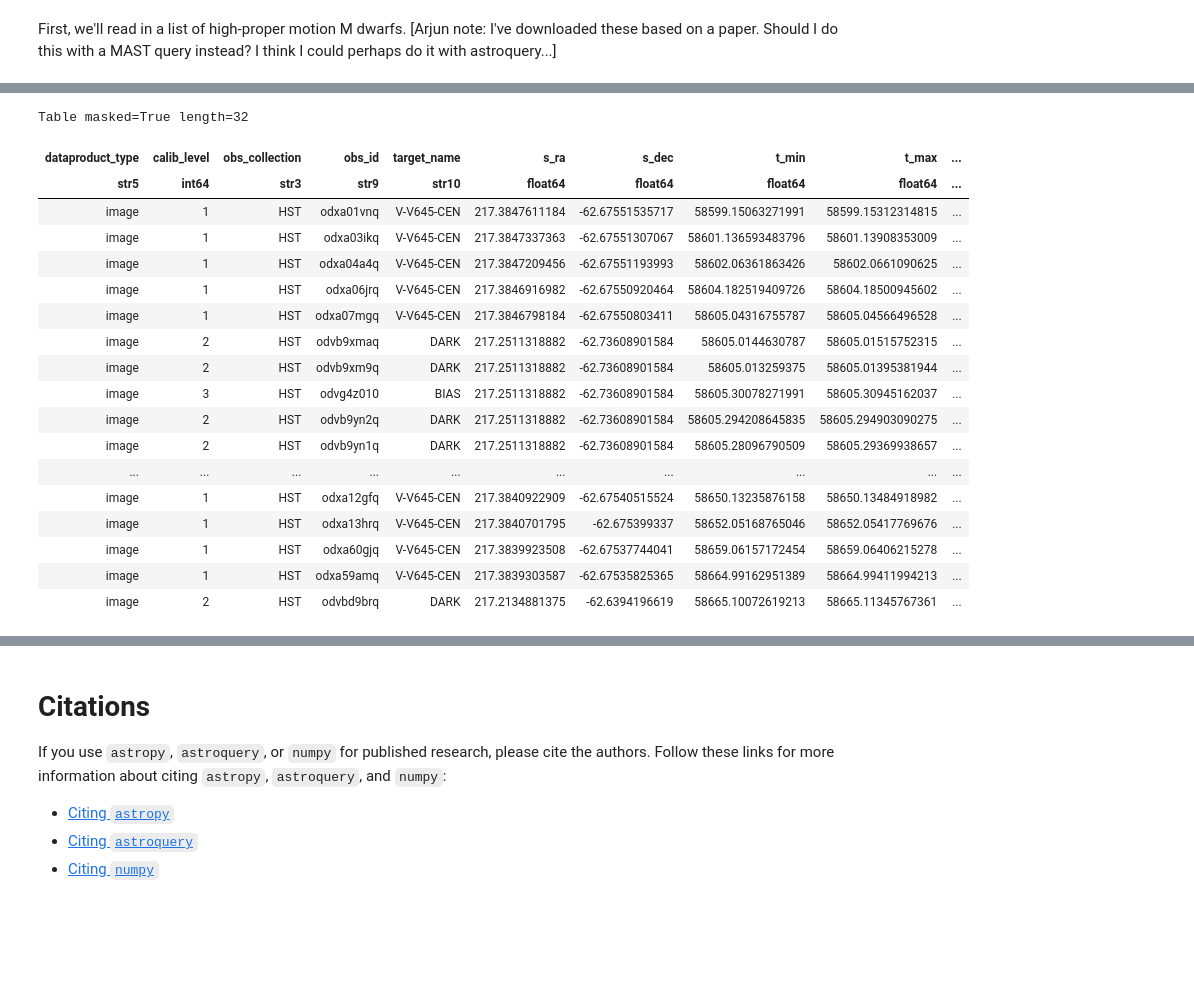
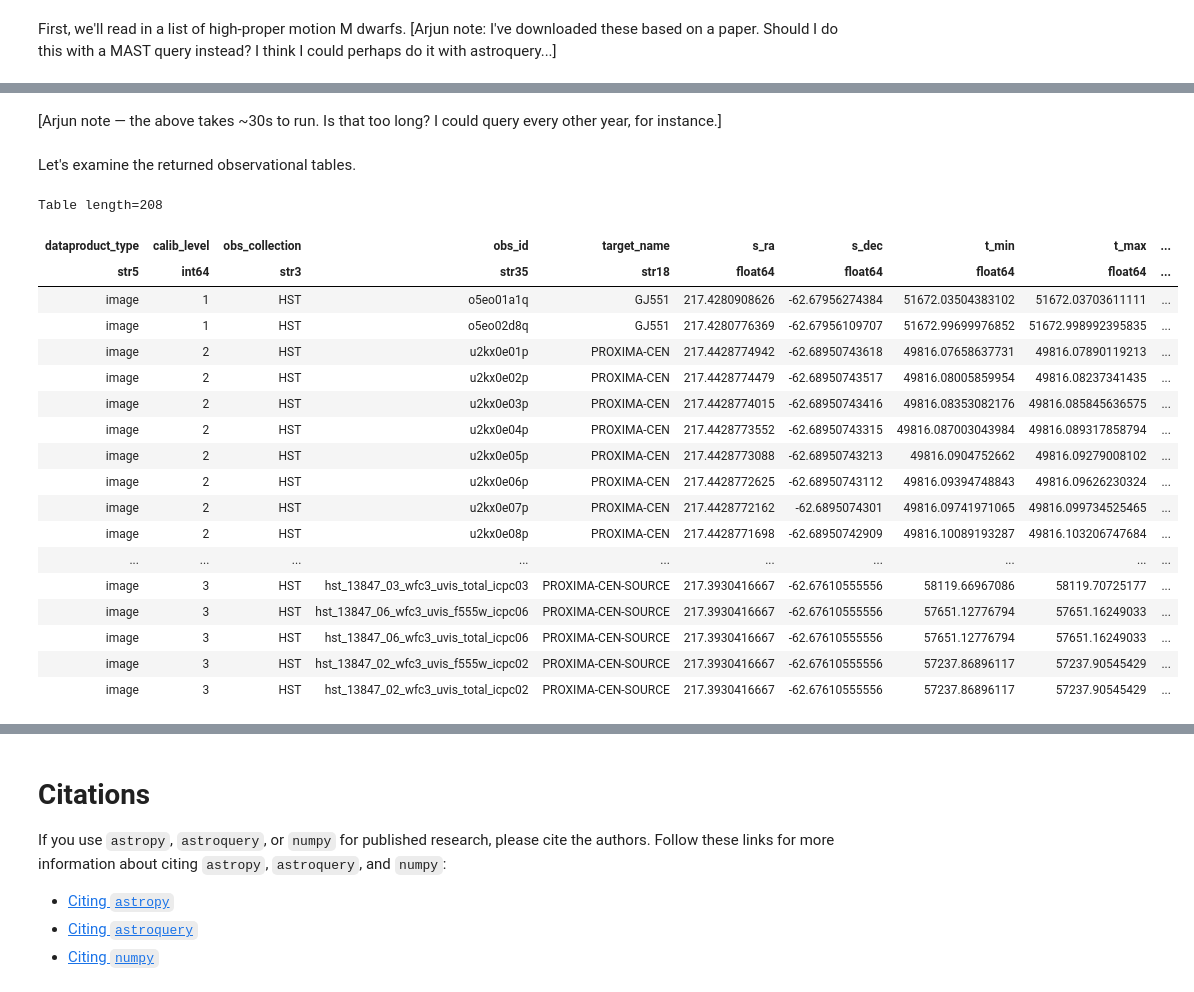
Before and after one commit to arjunsavel/notebooks-stsci, a Jupyter notebook: notebooks/MAST/m_dwarf_flares_hst/m_dwarf_flares_hst.ipynb, the cells around one changed output, grey strips where cells are left out. Saved outputs shown, nothing was run; the diff lists cells and outputs as text; code cells hidden in the pictures; blank space fills up the shorter version.

```diff
--- a/notebooks/MAST/m_dwarf_flares_hst/m_dwarf_flares_hst.ipynb
+++ b/notebooks/MAST/m_dwarf_flares_hst/m_dwarf_flares_hst.ipynb
@@ -67,0 +77,7 @@ index = 1
+# %%
+pm_ra_cosdec = df['pmRA'][index] * np.cos(np.radians(df['DEJ2000'][index])) * u.mas/u.yr
+pm_dec = df['pmDE'][index] * u.mas/u.yr
+
+
+c = SkyCoord(ra=ra, dec=dec,
+            pm_ra_cosdec=pm_ra_cosdec, pm_dec=pm_dec, obstime=J2000)
@@ -123,25 +143,3 @@ for i, year in enumerate(years): # how long since hubble started?
 
         public_obs_tables = public_obs_tables[public_obs_tables['intentType'] != 'calibration']
         public_obs_tables = public_obs_tables[public_obs_tables['dataRights'] == 'PUBLIC']
-# %%
-obs_table
-# %% [output]
-Table masked=True length=32
-| dataproduct_type | calib_level | obs_collection | obs_id | target_name | s_ra | s_dec | t_min | t_max | ... |
-| str5 | int64 | str3 | str9 | str10 | float64 | float64 | float64 | float64 | ... |
-| image | 1 | HST | odxa01vnq | V-V645-CEN | 217.3847611184 | -62.67551535717 | 58599.15063271991 | 58599.15312314815 | ... |
-| image | 1 | HST | odxa03ikq | V-V645-CEN | 217.3847337363 | -62.67551307067 | 58601.136593483796 | 58601.13908353009 | ... |
-| image | 1 | HST | odxa04a4q | V-V645-CEN | 217.3847209456 | -62.67551193993 | 58602.06361863426 | 58602.0661090625 | ... |
-| image | 1 | HST | odxa06jrq | V-V645-CEN | 217.3846916982 | -62.67550920464 | 58604.182519409726 | 58604.18500945602 | ... |
-| image | 1 | HST | odxa07mgq | V-V645-CEN | 217.3846798184 | -62.67550803411 | 58605.04316755787 | 58605.04566496528 | ... |
-| image | 2 | HST | odvb9xmaq | DARK | 217.2511318882 | -62.73608901584 | 58605.0144630787 | 58605.01515752315 | ... |
-| image | 2 | HST | odvb9xm9q | DARK | 217.2511318882 | -62.73608901584 | 58605.013259375 | 58605.01395381944 | ... |
-| image | 3 | HST | odvg4z010 | BIAS | 217.2511318882 | -62.73608901584 | 58605.30078271991 | 58605.30945162037 | ... |
-| image | 2 | HST | odvb9yn2q | DARK | 217.2511318882 | -62.73608901584 | 58605.294208645835 | 58605.294903090275 | ... |
-| image | 2 | HST | odvb9yn1q | DARK | 217.2511318882 | -62.73608901584 | 58605.28096790509 | 58605.29369938657 | ... |
-| ... | ... | ... | ... | ... | ... | ... | ... | ... | ... |
-| image | 1 | HST | odxa12gfq | V-V645-CEN | 217.3840922909 | -62.67540515524 | 58650.13235876158 | 58650.13484918982 | ... |
-| image | 1 | HST | odxa13hrq | V-V645-CEN | 217.3840701795 | -62.675399337 | 58652.05168765046 | 58652.05417769676 | ... |
-| image | 1 | HST | odxa60gjq | V-V645-CEN | 217.3839923508 | -62.67537744041 | 58659.06157172454 | 58659.06406215278 | ... |
-| image | 1 | HST | odxa59amq | V-V645-CEN | 217.3839303587 | -62.67535825365 | 58664.99162951389 | 58664.99411994213 | ... |
-| image | 2 | HST | odvbd9brq | DARK | 217.2134881375 | -62.6394196619 | 58665.10072619213 | 58665.11345767361 | ... |
@@ -149,0 +146,26 @@ Table masked=True length=32
+# %% [markdown]
+[Arjun note — the above takes ~30s to run. Is that too long? I could query every other year, for instance.]
+# %% [markdown]
+Let's examine the returned observational tables.
+# %%
+public_obs_tables
+# %% [output]
+Table length=208
+| dataproduct_type | calib_level | obs_collection | obs_id | target_name | s_ra | s_dec | t_min | t_max | ... |
+| str5 | int64 | str3 | str35 | str18 | float64 | float64 | float64 | float64 | ... |
+| image | 1 | HST | o5eo01a1q | GJ551 | 217.4280908626 | -62.67956274384 | 51672.03504383102 | 51672.03703611111 | ... |
+| image | 1 | HST | o5eo02d8q | GJ551 | 217.4280776369 | -62.67956109707 | 51672.99699976852 | 51672.998992395835 | ... |
+| image | 2 | HST | u2kx0e01p | PROXIMA-CEN | 217.4428774942 | -62.68950743618 | 49816.07658637731 | 49816.07890119213 | ... |
+| image | 2 | HST | u2kx0e02p | PROXIMA-CEN | 217.4428774479 | -62.68950743517 | 49816.08005859954 | 49816.08237341435 | ... |
+| image | 2 | HST | u2kx0e03p | PROXIMA-CEN | 217.4428774015 | -62.68950743416 | 49816.08353082176 | 49816.085845636575 | ... |
+| image | 2 | HST | u2kx0e04p | PROXIMA-CEN | 217.4428773552 | -62.68950743315 | 49816.087003043984 | 49816.089317858794 | ... |
+| image | 2 | HST | u2kx0e05p | PROXIMA-CEN | 217.4428773088 | -62.68950743213 | 49816.0904752662 | 49816.09279008102 | ... |
+| image | 2 | HST | u2kx0e06p | PROXIMA-CEN | 217.4428772625 | -62.68950743112 | 49816.09394748843 | 49816.09626230324 | ... |
+| image | 2 | HST | u2kx0e07p | PROXIMA-CEN | 217.4428772162 | -62.6895074301 | 49816.09741971065 | 49816.099734525465 | ... |
+| image | 2 | HST | u2kx0e08p | PROXIMA-CEN | 217.4428771698 | -62.68950742909 | 49816.10089193287 | 49816.103206747684 | ... |
+| ... | ... | ... | ... | ... | ... | ... | ... | ... | ... |
+| image | 3 | HST | hst_13847_03_wfc3_uvis_total_icpc03 | PROXIMA-CEN-SOURCE | 217.3930416667 | -62.67610555556 | 58119.66967086 | 58119.70725177 | ... |
+| image | 3 | HST | hst_13847_06_wfc3_uvis_f555w_icpc06 | PROXIMA-CEN-SOURCE | 217.3930416667 | -62.67610555556 | 57651.12776794 | 57651.16249033 | ... |
+| image | 3 | HST | hst_13847_06_wfc3_uvis_total_icpc06 | PROXIMA-CEN-SOURCE | 217.3930416667 | -62.67610555556 | 57651.12776794 | 57651.16249033 | ... |
+| image | 3 | HST | hst_13847_02_wfc3_uvis_f555w_icpc02 | PROXIMA-CEN-SOURCE | 217.3930416667 | -62.67610555556 | 57237.86896117 | 57237.90545429 | ... |
+| image | 3 | HST | hst_13847_02_wfc3_uvis_total_icpc02 | PROXIMA-CEN-SOURCE | 217.3930416667 | -62.67610555556 | 57237.86896117 | 57237.90545429 | ... |
```
Also changed, not shown: parts of 35 cells of this notebook.
